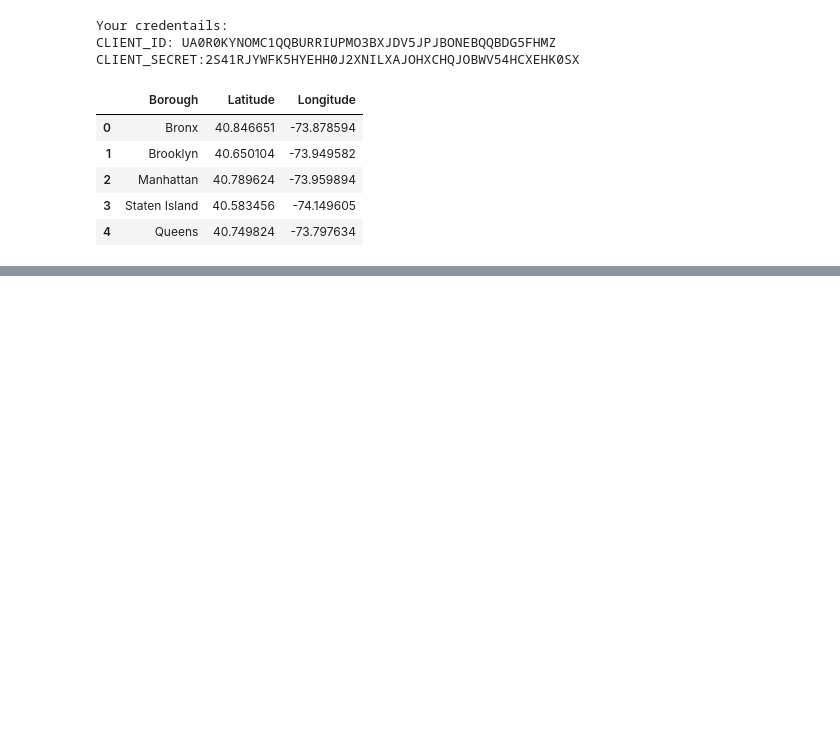
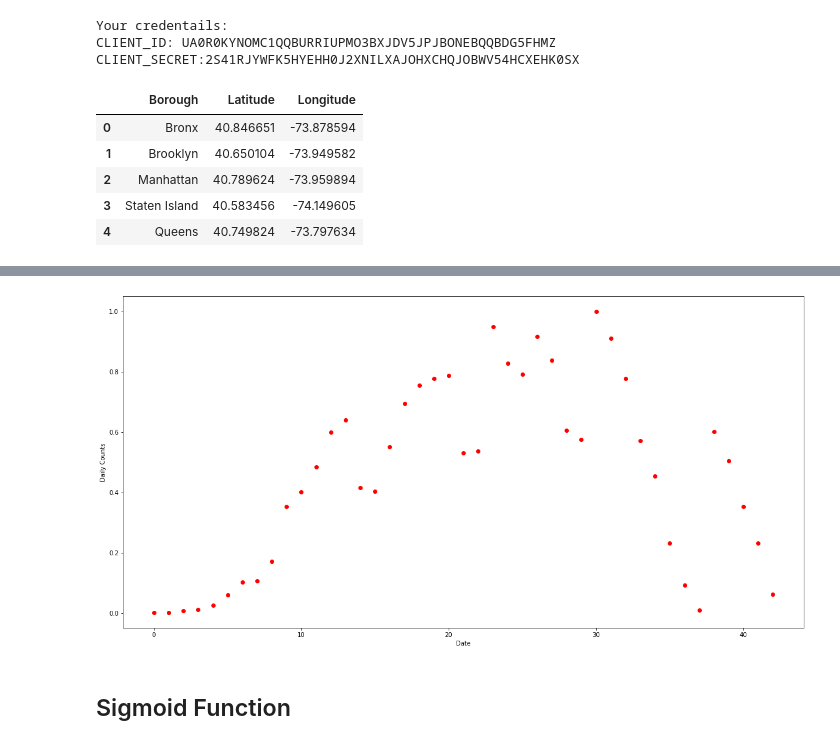
Before and after one commit to nkkoratp/capstone_data_science_project, a Jupyter notebook: Applied_Data_Science_Final_Project_Notebook.ipynb, the cells around one changed output, grey strips where cells are left out. Saved outputs shown, nothing was run; the diff lists cells and outputs as text; code cells hidden in the pictures; blank space fills up the shorter version.

```diff
--- a/Applied_Data_Science_Final_Project_Notebook.ipynb
+++ b/Applied_Data_Science_Final_Project_Notebook.ipynb
@@ -283,0 +255,4 @@ Name: location.lng, dtype: float64
+# %%
+# can we predict the number of daily covid cases ..
+ny_covid_daily_counts_df = ny_covid_daily_counts_df.reset_index()
+ny_covid_daily_counts_df.head()
@@ -283,0 +266,26 @@ Name: location.lng, dtype: float64
+# %%
+# format the date->datetime
+ny_covid_daily_counts_df['Date'] = pd.to_datetime(ny_covid_daily_counts_df['Date'])
+
+# datetime->milliseconds [float]
+ny_covid_daily_counts_df['date_delta'] = (ny_covid_daily_counts_df['Date'] - ny_covid_daily_counts_df['Date'].min())  / np.timedelta64(1,'D')
+ny_covid_daily_counts_df['date_delta']
+
+# use the milliseconds[float] version for data. Plus its a delta, so first date is 0, next date is 1 and so on ..
+x_data = ny_covid_daily_counts_df['date_delta'].values
+y_data = ny_covid_daily_counts_df["Daily Counts"].values
+# %%
+# Lets normalize our data
+#xdata_norm =x_data/max(x_data)
+ydata_norm =y_data/max(y_data)
+# %%
+# see if the data is linear/non-linear
+plt.figure(figsize=(20,10))
+plt.plot(x_data, ydata_norm, 'ro')
+plt.ylabel('Daily Counts')
+plt.xlabel('Date')
+plt.show()
+# %% [output]
+[figure, added]
+# %% [markdown]
+## Sigmoid Function
```
Also changed, not shown: parts of 24 cells of this notebook.
